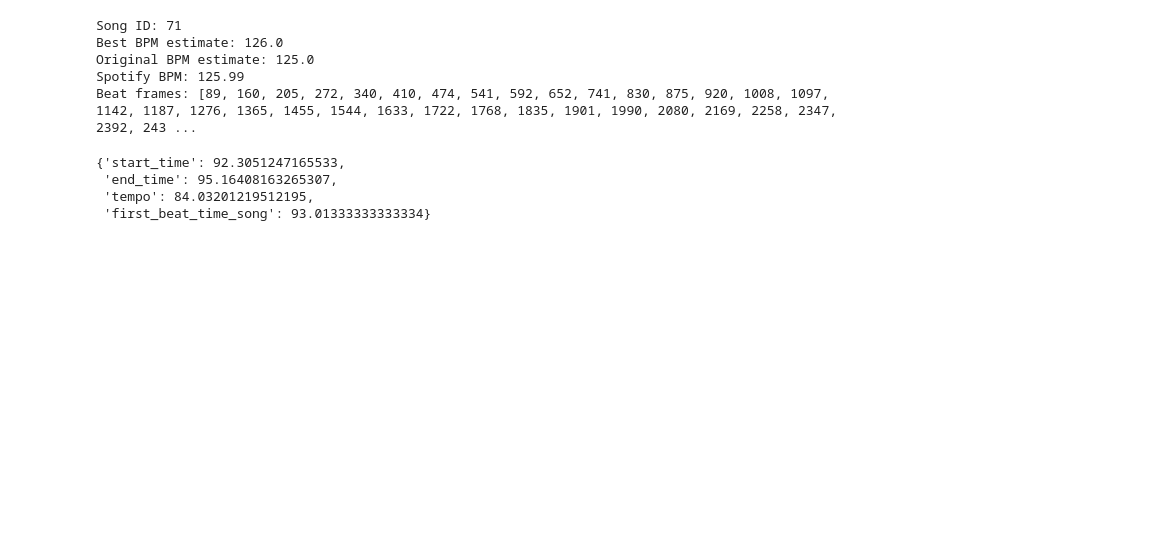
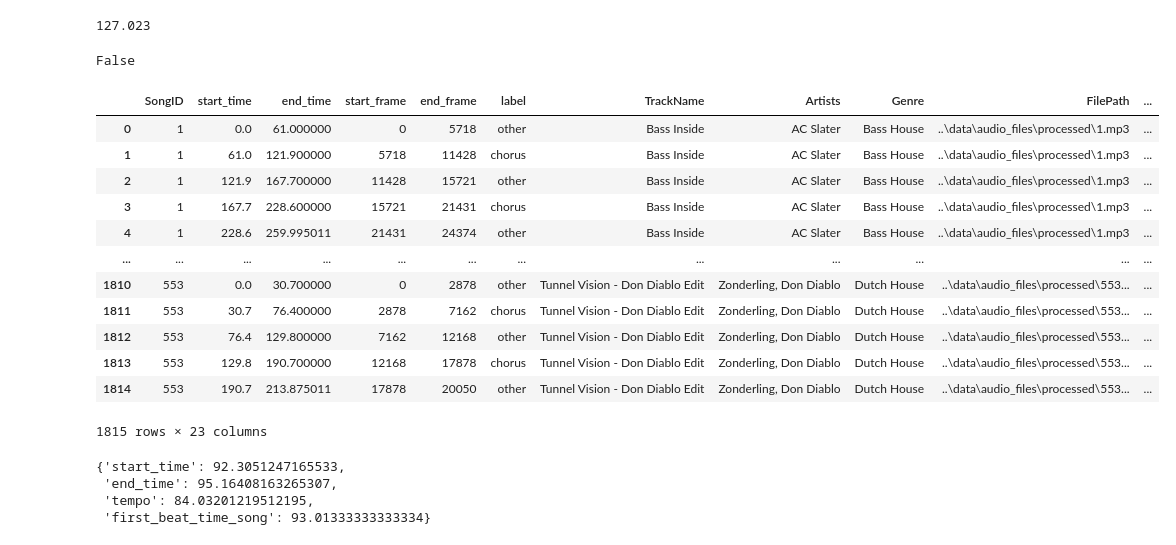
Before and after one commit to dennisvdang/mixin, a Jupyter notebook: notebooks/Tempo Estimation Refinement Using Dynamic Programming.ipynb, the cells around one changed output. Cells and saved outputs as stored; diff of their text form; code cells hidden in the pictures; blank space fills up the shorter version.

```diff
--- a/notebooks/Tempo Estimation Refinement Using Dynamic Programming.ipynb
+++ b/notebooks/Tempo Estimation Refinement Using Dynamic Programming.ipynb
@@ -57,23 +153,28 @@ def beat_tracking_dp(y, sr, hop_length=512, alpha=0.5):
+# %%
+sp_tempo = df.loc[df['SongID'] == random_song_id, "sp_tempo"].iloc[0]
+sp_tempo
+# %% [output]
+127.023
+# %%
+random_song_id in df['SongID'].unique()
+# %% [output]
+False
 # %%
-df = pd.read_csv('../data/dataframes/clean_labeled.csv')
-X_test = load_pickle('../data/pkl/test_data.pkl')
-
-random.seed(42)
-random_song_id = int(random.choice(list(X_test.keys())))
-audio_file = f'../data/audio_files/processed/{random_song_id}.mp3'
-y, sr = librosa.load(audio_file, sr=None)
-tempo, beats, original_bpm = beat_tracking_dp(y, sr=sr)
-print("Song ID:", random_song_id)
-print("Best BPM estimate:", tempo)
-print("Original BPM estimate:", original_bpm)
-print("Spotify BPM:", df.loc[df['SongID'] == random_song_id]['sp_tempo'].values[0])
-print("Beat frames:", beats)
+df
 # %% [output]
+|  | SongID | start_time | end_time | start_frame | end_frame | label | TrackName | Artists | Genre | FilePath | ... |
+| 0 | 1 | 0.0 | 61.000000 | 0 | 5718 | other | Bass Inside | AC Slater | Bass House | ..\data\audio_files\processed\1.mp3 | ... |
+| 1 | 1 | 61.0 | 121.900000 | 5718 | 11428 | chorus | Bass Inside | AC Slater | Bass House | ..\data\audio_files\processed\1.mp3 | ... |
+| 2 | 1 | 121.9 | 167.700000 | 11428 | 15721 | other | Bass Inside | AC Slater | Bass House | ..\data\audio_files\processed\1.mp3 | ... |
+| 3 | 1 | 167.7 | 228.600000 | 15721 | 21431 | chorus | Bass Inside | AC Slater | Bass House | ..\data\audio_files\processed\1.mp3 | ... |
+| 4 | 1 | 228.6 | 259.995011 | 21431 | 24374 | other | Bass Inside | AC Slater | Bass House | ..\data\audio_files\processed\1.mp3 | ... |
+| ... | ... | ... | ... | ... | ... | ... | ... | ... | ... | ... | ... |
+| 1810 | 553 | 0.0 | 30.700000 | 0 | 2878 | other | Tunnel Vision - Don Diablo Edit | Zonderling, Don Diablo | Dutch House | ..\data\audio_files\processed\553... | ... |
+| 1811 | 553 | 30.7 | 76.400000 | 2878 | 7162 | chorus | Tunnel Vision - Don Diablo Edit | Zonderling, Don Diablo | Dutch House | ..\data\audio_files\processed\553... | ... |
+| 1812 | 553 | 76.4 | 129.800000 | 7162 | 12168 | other | Tunnel Vision - Don Diablo Edit | Zonderling, Don Diablo | Dutch House | ..\data\audio_files\processed\553... | ... |
+| 1813 | 553 | 129.8 | 190.700000 | 12168 | 17878 | chorus | Tunnel Vision - Don Diablo Edit | Zonderling, Don Diablo | Dutch House | ..\data\audio_files\processed\553... | ... |
+| 1814 | 553 | 190.7 | 213.875011 | 17878 | 20050 | other | Tunnel Vision - Don Diablo Edit | Zonderling, Don Diablo | Dutch House | ..\data\audio_files\processed\553... | ... |
-Song ID: 71
-Best BPM estimate: 126.0
-Original BPM estimate: 125.0
-Spotify BPM: 125.99
-Beat frames: [89, 160, 205, 272, 340, 410, 474, 541, 592, 652, 741, 830, 875, 920, 1008, 1097, 1142, 1187, 1276, 1365, 1455, 1544, 1633, 1722, 1768, 1835, 1901, 1990, 2080, 2169, 2258, 2347, 2392, 243 ...
+1815 rows × 23 columns
 # %%
 import os
 from sklearn.cluster import KMeans
```
Also changed, not shown: parts of 4 cells of this notebook, 5 other files.
